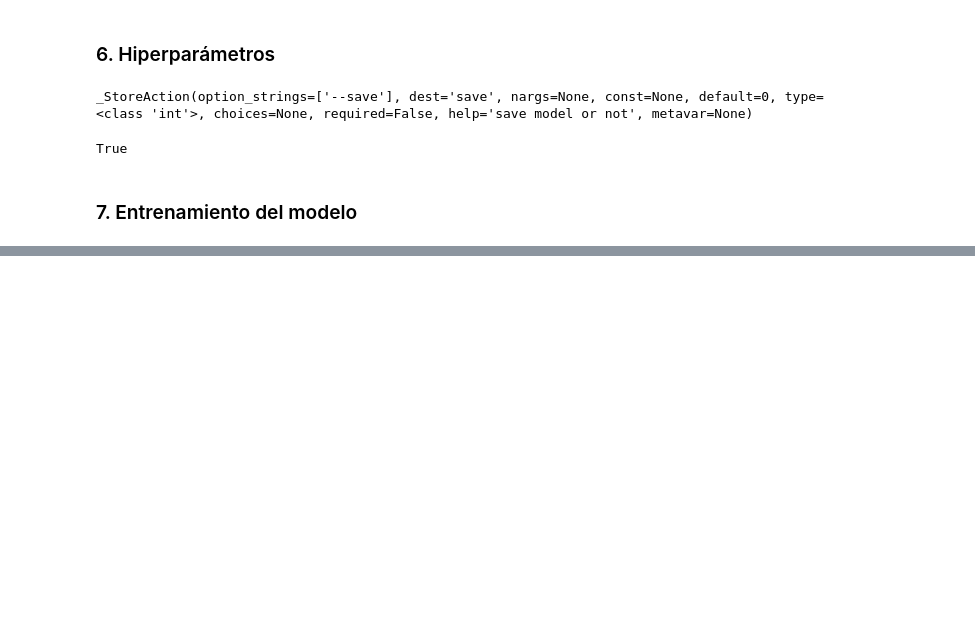
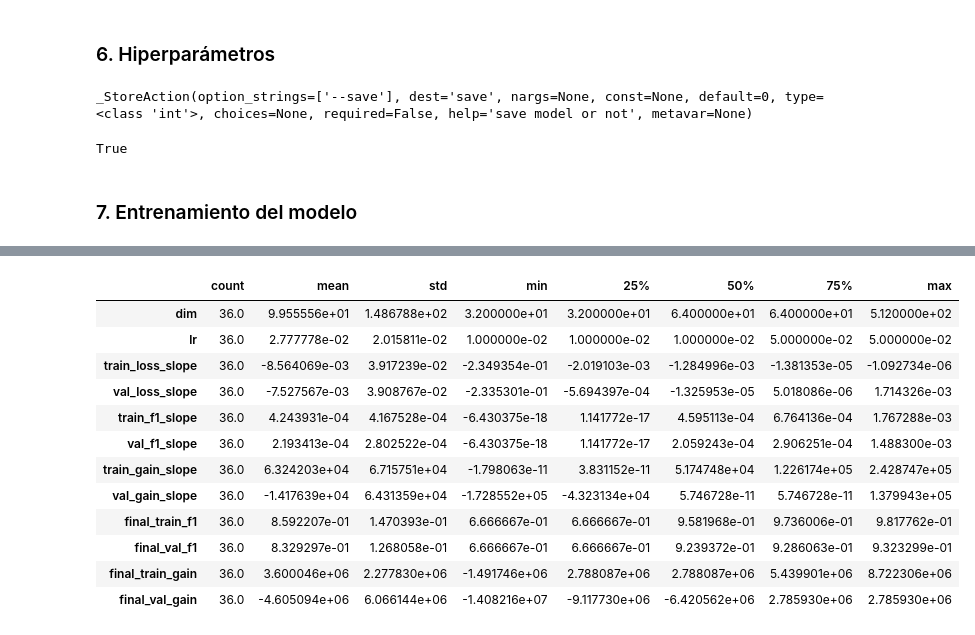
Before and after one commit to sstedoldi/dmeyf2024, a Jupyter notebook: comp_01/Script_comp01_v02_ensamble.ipynb, the cells around one changed output, grey strips where cells are left out. Drawn from its saved outputs; the diff is of its cells as text; code cells hidden in the pictures; blank space fills up the shorter version.

```diff
--- a/comp_01/Script_comp01_v02_ensamble.ipynb
+++ b/comp_01/Script_comp01_v02_ensamble.ipynb
@@ -980,0 +905,26 @@ Agg sum, mean
+# %%
+opt_data = ['dl_att_exp_training_results_32_par.csv',
+    'dl_att_exp_training_results_64_par.csv',
+    'dl_att_exp_training_results_512_par.csv']
+
+df_opt = pd.DataFrame()
+
+for file in opt_data:
+    df_ = pd.read_csv(file)
+    df_opt = pd.concat([df_opt,df_])
+# %%
+df_opt.describe().T
+# %% [output]
+|  | count | mean | std | min | 25% | 50% | 75% | max |
+| dim | 36.0 | 9.955556e+01 | 1.486788e+02 | 3.200000e+01 | 3.200000e+01 | 6.400000e+01 | 6.400000e+01 | 5.120000e+02 |
+| lr | 36.0 | 2.777778e-02 | 2.015811e-02 | 1.000000e-02 | 1.000000e-02 | 1.000000e-02 | 5.000000e-02 | 5.000000e-02 |
+| train_loss_slope | 36.0 | -8.564069e-03 | 3.917239e-02 | -2.349354e-01 | -2.019103e-03 | -1.284996e-03 | -1.381353e-05 | -1.092734e-06 |
+| val_loss_slope | 36.0 | -7.527567e-03 | 3.908767e-02 | -2.335301e-01 | -5.694397e-04 | -1.325953e-05 | 5.018086e-06 | 1.714326e-03 |
+| train_f1_slope | 36.0 | 4.243931e-04 | 4.167528e-04 | -6.430375e-18 | 1.141772e-17 | 4.595113e-04 | 6.764136e-04 | 1.767288e-03 |
+| val_f1_slope | 36.0 | 2.193413e-04 | 2.802522e-04 | -6.430375e-18 | 1.141772e-17 | 2.059243e-04 | 2.906251e-04 | 1.488300e-03 |
+| train_gain_slope | 36.0 | 6.324203e+04 | 6.715751e+04 | -1.798063e-11 | 3.831152e-11 | 5.174748e+04 | 1.226174e+05 | 2.428747e+05 |
+| val_gain_slope | 36.0 | -1.417639e+04 | 6.431359e+04 | -1.728552e+05 | -4.323134e+04 | 5.746728e-11 | 5.746728e-11 | 1.379943e+05 |
+| final_train_f1 | 36.0 | 8.592207e-01 | 1.470393e-01 | 6.666667e-01 | 6.666667e-01 | 9.581968e-01 | 9.736006e-01 | 9.817762e-01 |
+| final_val_f1 | 36.0 | 8.329297e-01 | 1.268058e-01 | 6.666667e-01 | 6.666667e-01 | 9.239372e-01 | 9.286063e-01 | 9.323299e-01 |
+| final_train_gain | 36.0 | 3.600046e+06 | 2.277830e+06 | -1.491746e+06 | 2.788087e+06 | 2.788087e+06 | 5.439901e+06 | 8.722306e+06 |
+| final_val_gain | 36.0 | -4.605094e+06 | 6.066144e+06 | -1.408216e+07 | -9.117730e+06 | -6.420562e+06 | 2.785930e+06 | 2.785930e+06 |
```
Also changed, not shown: parts of 58 cells of this notebook, 6 other files.
